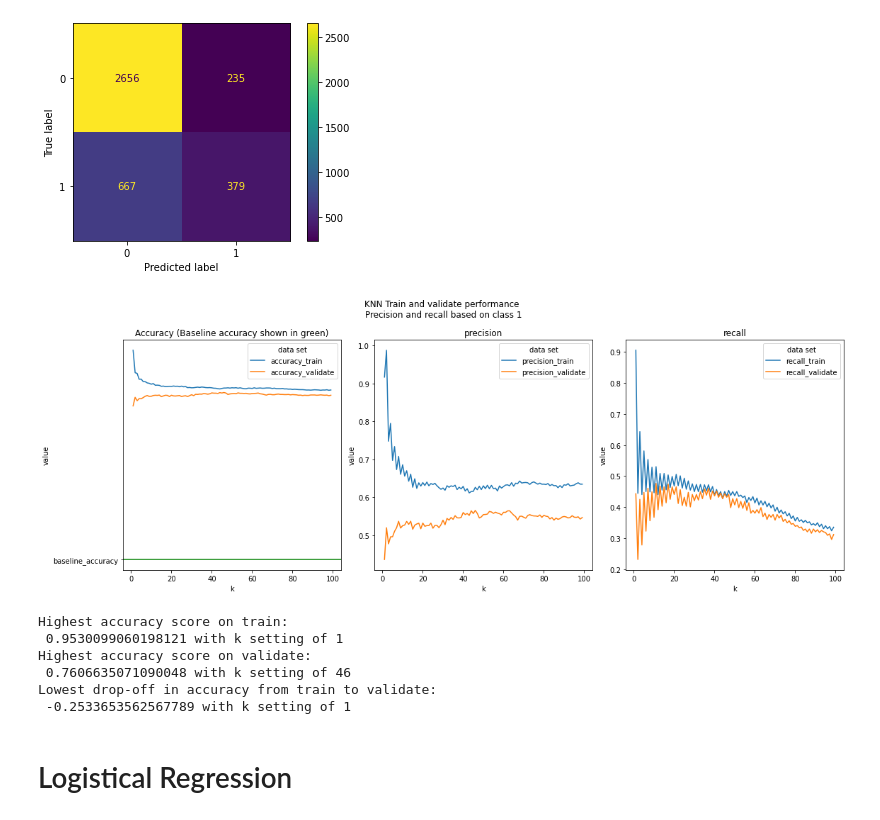
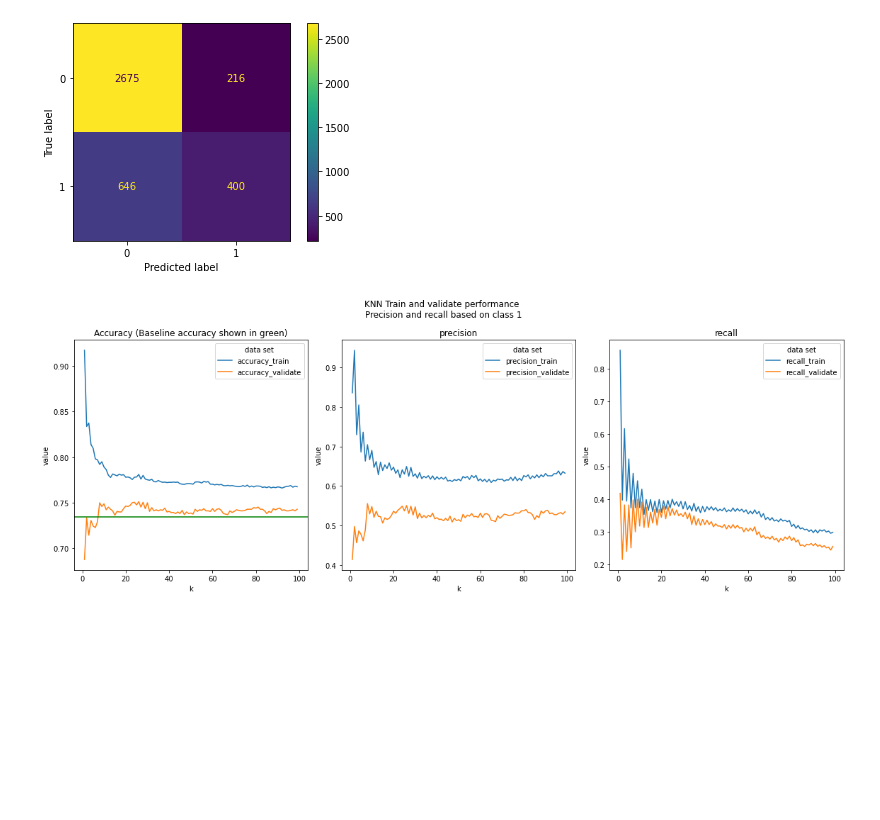
Before and after one commit to bradgauvin/classification-project, a Jupyter notebook: model_testing.ipynb, the cells around one changed output. Saved outputs shown, nothing was run; the diff lists cells and outputs as text; code cells hidden in the pictures; blank space fills up the shorter version.

Commit message:
finalized modeling and validation

```diff
--- a/model_testing.ipynb
+++ b/model_testing.ipynb
@@ -376,7 +376,7 @@ def random_forest(train, validate,features , min_samples_leaf, d, print_results
     reports = {'train':train_report,'validate':validate_report}
     return reports
 # %%
-features =['monthly_charges','is_autopay','has_internet_service', 'is_month_to_month', 'has_streaming', 'is_senior_citizen', 'is_paperless']
+features =['monthly_charges','is_autopay','has_internet_service', 'is_month_to_month', 'is_senior_citizen', 'is_paperless']
 # group_features = ['contract_type','internet_service_type', 'payment_type']
 # eda_features = ['internet_service_type_Fiber optic', 'payment_type_Electronic check']
 random_forest(train,validate,features,1,10,True)
@@ -603,0 +610,16 @@ True negative rate: 90.73%
+# %%
+train_results_df= pd.DataFrame(data = {"k":ks,"accuracy":train_accuracies,"precision":train_precisions,"recall":train_recalls})
+validate_results_df= pd.DataFrame(data = {"k":ks,"accuracy":v_accuracies,"precision":v_precisions,"recall":v_recalls})
+
+combined_df = train_results_df.merge(validate_results_df,on=['k'], suffixes=['_train','_validate'])
+combined_df["accuracy_diff"] = combined_df.accuracy_validate-combined_df.accuracy_train
+combined_df["precision_diff"] = combined_df.precision_validate-combined_df.precision_train
+combined_df["recall_diff"] = combined_df.recall_validate-combined_df.recall_train
+
+combined_df = combined_df.sort_values(by =['accuracy_validate','accuracy_diff'], ascending=False)
+print(f"Highest accuracy score on train:\n {combined_df.accuracy_train.max()} with k setting of {combined_df.k[combined_df.accuracy_train.idxmax()]}")
+print(f"Highest accuracy score on validate:\n {combined_df.accuracy_validate.max()} with k setting of {combined_df.k[combined_df.accuracy_validate.idxmax()]}")
+print(f"Lowest drop-off in accuracy from train to validate:\n {combined_df.accuracy_diff.min()} with k setting of {combined_df.k[combined_df.accuracy_diff == combined_df.accuracy_diff.min()].array[0]}")
+
+knn_final_results = combined_df
+knn_final_results["model"] = 'k_nearest_neighbors'
@@ -610,77 +639,24 @@ plot_confusion_matrix(knn,x_train, y_train)
 <sklearn.metrics._plot.confusion_matrix.ConfusionMatrixDisplay at 0x...>
 [figure]
 # %%
-# again from model.py
-ks =[]
-accuracies = []
-precisions = []
-recalls = []
-v_accuracies = []
-v_precisions = []
-v_recalls = []
-class_to_analyze = '1'
-analysis_range = range(1,100,1)
-
-for k in analysis_range:
-    ks.append(k)
-    reports = k_nearest(train, features, target, k, validate,  False)
-
-    train_report = reports['train']
-    accuracies.append(train_report['accuracy'])
-    precisions.append(train_report[class_to_analyze]['precision'])
-    recalls.append(train_report[class_to_analyze]['recall'])
-
-    validate_report = reports['validate']
-    v_accuracies.append(validate_report['accuracy'])
-    v_precisions.append(validate_report[class_to_analyze]['precision'])
-    v_recalls.append(validate_report[class_to_analyze]['recall'])
-
-train_results_df= pd.DataFrame(data = {"k":ks,"accuracy":accuracies,"precision":precisions,"recall":recalls})
-validate_results_df= pd.DataFrame(data = {"k":ks,"accuracy":v_accuracies,"precision":v_precisions,
-                                          "recall":v_recalls})
-
-# Combine train and validate results to allow for plotting together
-combined_df = train_results_df.merge(validate_results_df,on=['k'], suffixes=['_train','_validate'])
-combined_df["accuracy_diff"] = combined_df.accuracy_validate-combined_df.accuracy_train
-combined_df["precision_diff"] = combined_df.precision_validate-combined_df.precision_train
-combined_df["recall_diff"] = combined_df.recall_validate-combined_df.recall_train
-
 # Melt metrics into same column to enable clean plotting with seaborn
-data = pd.melt(combined_df.drop(columns = ['accuracy_diff','precision_diff','recall_diff']),
-               id_vars =['k'], var_name='metric')
+data = pd.melt(combined_df.drop(columns = ['accuracy_diff','precision_diff','recall_diff']), id_vars =['k'], var_name='metric')
 
 _, ax = plt.subplots(1,3, figsize=(16,6))
 to_plot = ["accuracy","precision","recall"]
 for i, metric in enumerate(to_plot):
     sns.lineplot(x = data[data.metric.str.contains(metric)].k,
                  y = data[data.metric.str.contains(metric)].value,
                  hue = data[data.metric.str.contains(metric)].metric,
                  ax=ax[i])
 
-    plt.suptitle(f'KNN Train and validate performance \nPrecision and recall based on class {class_to_analyze}')
+    plt.suptitle(f'KNN Train and validate performance \nPrecision and recall based on class 1')
     plt.tight_layout()
     #plt.xticks([analysis_range])
     ax[i].legend(title = 'data set')
     ax[i].set_title(metric)
     if metric == "accuracy":
         ax[i].set_title('Accuracy (Baseline accuracy shown in green)')
-        ax[i].axhline('baseline_accuracy', color = 'green')
+        ax[i].axhline(baseline_churn, color = 'green')
 # %% [output]
-[figure, old version]
+[figure, new version]
-# %%
-combined_df = combined_df.sort_values(by =['accuracy_validate','accuracy_diff'], ascending=False)
-print(f"Highest accuracy score on train:\n {combined_df.accuracy_train.max()} with k setting of {combined_df.k[combined_df.accuracy_train.idxmax()]}")
-print(f"Highest accuracy score on validate:\n {combined_df.accuracy_validate.max()} with k setting of {combined_df.k[combined_df.accuracy_validate.idxmax()]}")
-print(f"Lowest drop-off in accuracy from train to validate:\n {combined_df.accuracy_diff.min()} with k setting of {combined_df.k[combined_df.accuracy_diff == combined_df.accuracy_diff.min()].array[0]}")
-
-knn_final_results = combined_df
-knn_final_results["model"] = 'k_nearest_neighbors'
-# %% [output]
-Highest accuracy score on train:
- 0.9530099060198121 with k setting of 1
-Highest accuracy score on validate:
- 0.7606635071090048 with k setting of 46
-Lowest drop-off in accuracy from train to validate:
- -0.2533653562567789 with k setting of 1
-# %% [markdown]
-# Logistical Regression
```
Also changed, not shown: parts of 42 cells of this notebook.
